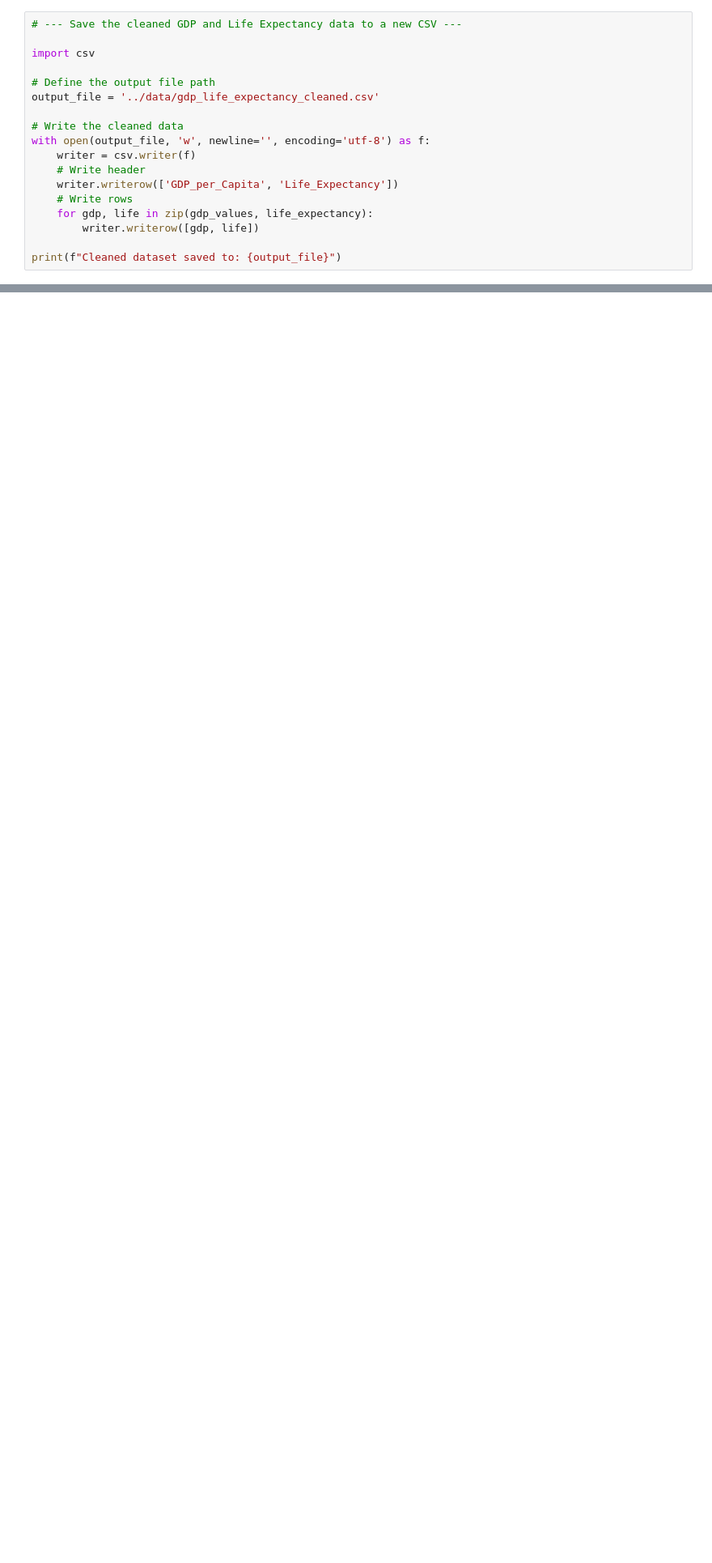
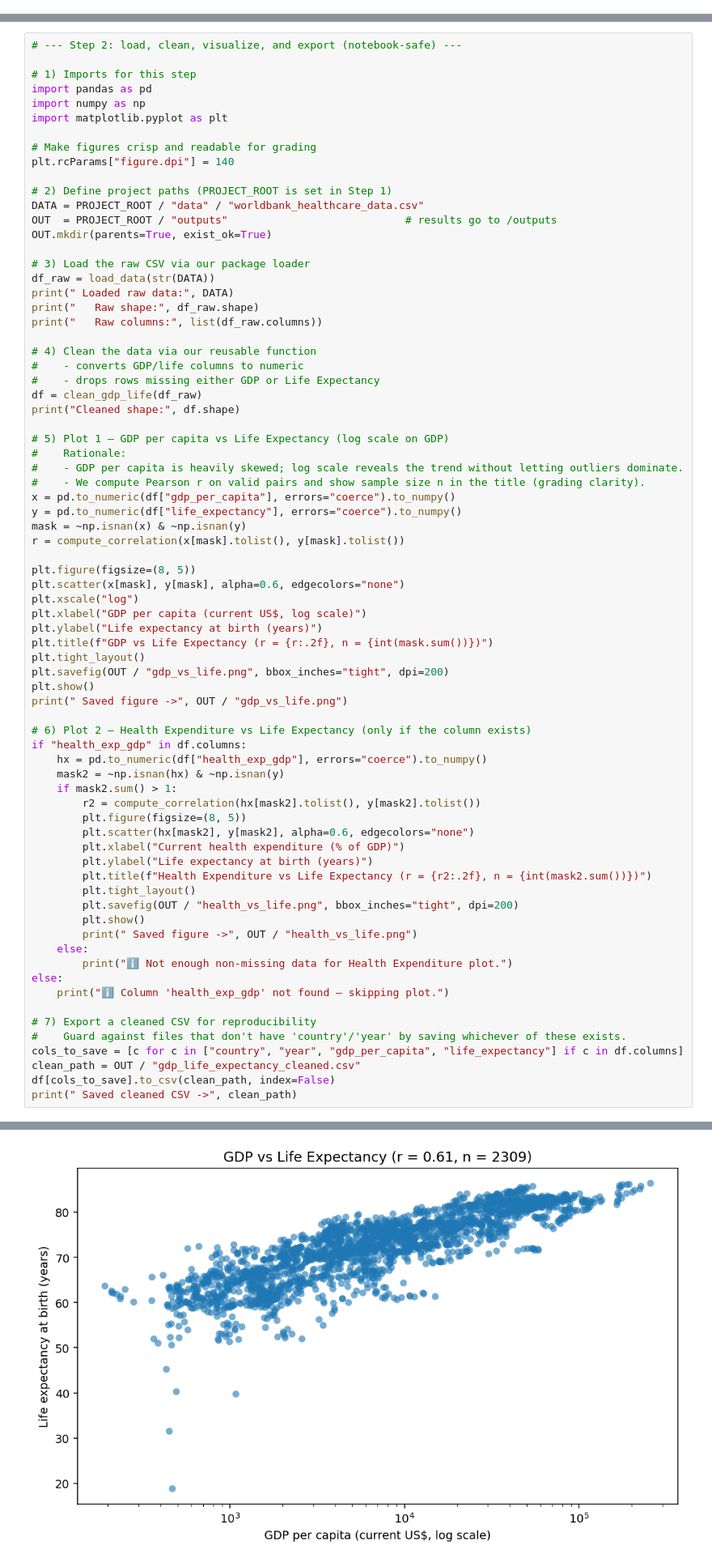
Before and after one commit to bracagliagiulia/wealth-of-nations-analysis, a Jupyter notebook: presentation/explore_healthcare_vs_economy.ipynb, the cells around one changed output, grey strips where cells are left out. Shown at 81% size. Cells and saved outputs as stored; diff of their text form; blank space fills up the shorter version.

Commit message:
final: clean presentation notebook, verified cells 1–14, added conclusion

```diff
--- a/presentation/explore_healthcare_vs_economy.ipynb
+++ b/presentation/explore_healthcare_vs_economy.ipynb
@@ -766,18 +0,0 @@ Export the cleaned dataset containing only valid GDP per capita and Life Expecta
-# %%
-# --- Save the cleaned GDP and Life Expectancy data to a new CSV ---
-
-import csv
-
-# Define the output file path
-output_file = '../data/gdp_life_expectancy_cleaned.csv'
-
-# Write the cleaned data
-with open(output_file, 'w', newline='', encoding='utf-8') as f:
-    writer = csv.writer(f)
-    # Write header
-    writer.writerow(['GDP_per_Capita', 'Life_Expectancy'])
-    # Write rows
-    for gdp, life in zip(gdp_values, life_expectancy):
-        writer.writerow([gdp, life])
-
-print(f"Cleaned dataset saved to: {output_file}")
@@ -1308,0 +66,75 @@ for region, values in region_stats.items():
+# %%
+# --- Step 2: load, clean, visualize, and export (notebook-safe) ---
+
+# 1) Imports for this step
+import pandas as pd
+import numpy as np
+import matplotlib.pyplot as plt
+
+# Make figures crisp and readable for grading
+plt.rcParams["figure.dpi"] = 140
+
+# 2) Define project paths (PROJECT_ROOT is set in Step 1)
+DATA = PROJECT_ROOT / "data" / "worldbank_healthcare_data.csv"
+OUT  = PROJECT_ROOT / "outputs"                            # results go to /outputs
+OUT.mkdir(parents=True, exist_ok=True)
+
+# 3) Load the raw CSV via our package loader
+df_raw = load_data(str(DATA))
+print(" Loaded raw data:", DATA)
+print("   Raw shape:", df_raw.shape)
+print("   Raw columns:", list(df_raw.columns))
+
+# 4) Clean the data via our reusable function
+#    - converts GDP/life columns to numeric
+#    - drops rows missing either GDP or Life Expectancy
+df = clean_gdp_life(df_raw)
+print("Cleaned shape:", df.shape)
+
+# 5) Plot 1 — GDP per capita vs Life Expectancy (log scale on GDP)
+#    Rationale:
+#    - GDP per capita is heavily skewed; log scale reveals the trend without letting outliers dominate.
+#    - We compute Pearson r on valid pairs and show sample size n in the title (grading clarity).
+x = pd.to_numeric(df["gdp_per_capita"], errors="coerce").to_numpy()
+y = pd.to_numeric(df["life_expectancy"], errors="coerce").to_numpy()
+mask = ~np.isnan(x) & ~np.isnan(y)
+r = compute_correlation(x[mask].tolist(), y[mask].tolist())
+
+plt.figure(figsize=(8, 5))
+plt.scatter(x[mask], y[mask], alpha=0.6, edgecolors="none")
+plt.xscale("log")
+plt.xlabel("GDP per capita (current US$, log scale)")
+plt.ylabel("Life expectancy at birth (years)")
+plt.title(f"GDP vs Life Expectancy (r = {r:.2f}, n = {int(mask.sum())})")
+plt.tight_layout()
+plt.savefig(OUT / "gdp_vs_life.png", bbox_inches="tight", dpi=200)
+plt.show()
+print(" Saved figure ->", OUT / "gdp_vs_life.png")
+
+# 6) Plot 2 — Health Expenditure vs Life Expectancy (only if the column exists)
+if "health_exp_gdp" in df.columns:
+    hx = pd.to_numeric(df["health_exp_gdp"], errors="coerce").to_numpy()
+    mask2 = ~np.isnan(hx) & ~np.isnan(y)
+    if mask2.sum() > 1:
+        r2 = compute_correlation(hx[mask2].tolist(), y[mask2].tolist())
+        plt.figure(figsize=(8, 5))
+        plt.scatter(hx[mask2], y[mask2], alpha=0.6, edgecolors="none")
+        plt.xlabel("Current health expenditure (% of GDP)")
+        plt.ylabel("Life expectancy at birth (years)")
+        plt.title(f"Health Expenditure vs Life Expectancy (r = {r2:.2f}, n = {int(mask2.sum())})")
+        plt.tight_layout()
+        plt.savefig(OUT / "health_vs_life.png", bbox_inches="tight", dpi=200)
+        plt.show()
+        print(" Saved figure ->", OUT / "health_vs_life.png")
+    else:
+        print("ℹ Not enough non-missing data for Health Expenditure plot.")
+else:
+    print("ℹ Column 'health_exp_gdp' not found — skipping plot.")
+
+# 7) Export a cleaned CSV for reproducibility
+#    Guard against files that don't have 'country'/'year' by saving whichever of these exists.
+cols_to_save = [c for c in ["country", "year", "gdp_per_capita", "life_expectancy"] if c in df.columns]
+clean_path = OUT / "gdp_life_expectancy_cleaned.csv"
+df[cols_to_save].to_csv(clean_path, index=False)
+print(" Saved cleaned CSV ->", clean_path)
+# %% [output]
@@ -1308,0 +145 @@ for region, values in region_stats.items():
+[figure, added]
```
Also changed, not shown: parts of 105 cells of this notebook, 11 other files.
